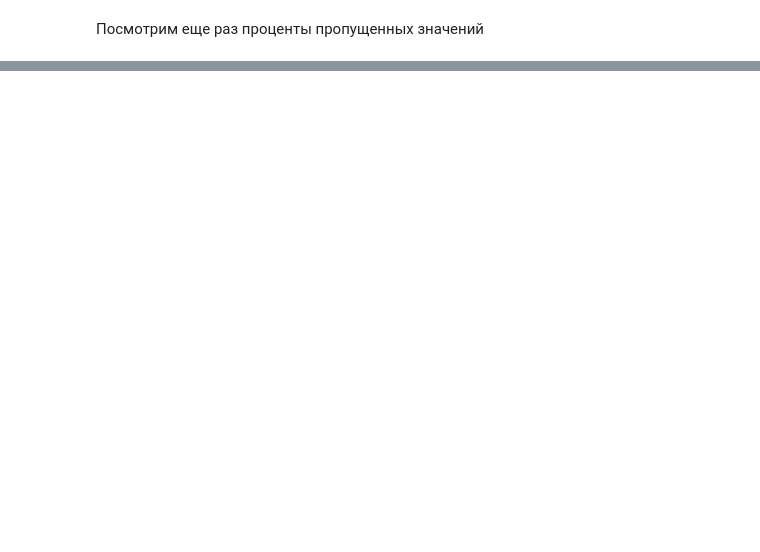
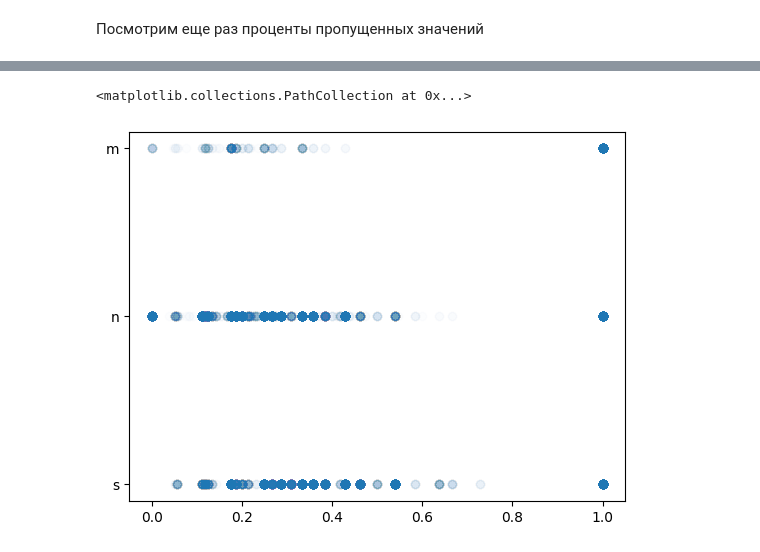
Before and after one commit to ZhdanAndrew/ML, a Jupyter notebook: labs.ipynb, the cells around one changed output, grey strips where cells are left out. Saved outputs shown, nothing was run; the diff lists cells and outputs as text; code cells hidden in the pictures; blank space fills up the shorter version.

```diff
--- a/labs.ipynb
+++ b/labs.ipynb
@@ -233,0 +313,3 @@ print(counter)
+# %%
+for column in data.columns:
+    data[column] = pd.to_numeric(data[column], errors='ignore')
@@ -233,0 +371,5 @@ print(counter)
+# %%
+plt.scatter(data['geocode_coordinates_long_trigram'], data[ 'street_number_equality'], alpha=0.01)
+# %% [output]
+<matplotlib.collections.PathCollection at 0x...>
+[figure, added]
```
Also changed, not shown: parts of 38 cells of this notebook, 1 other file.
